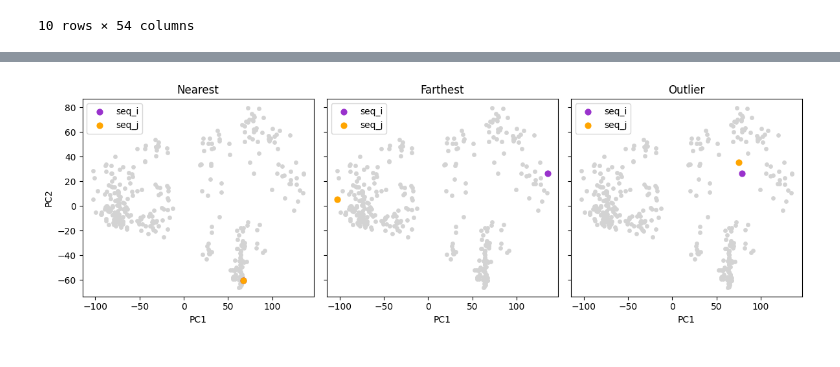
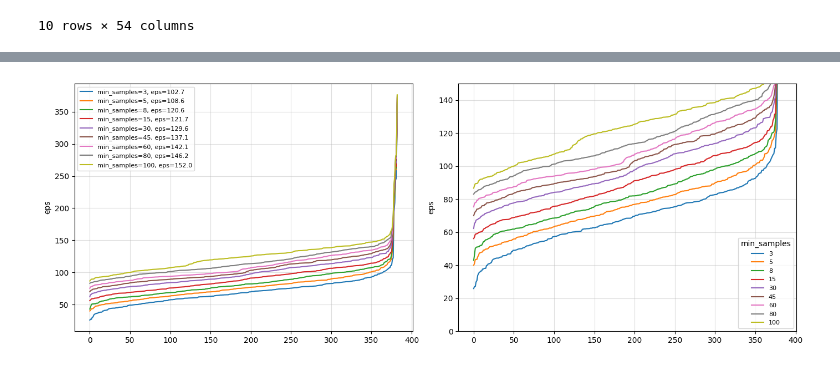
Before and after one commit to thien1ao/WeldingSequenceAnalysis, a Jupyter notebook: main.ipynb, the cells around one changed output, grey strips where cells are left out. Cells and saved outputs as stored; diff of their text form; code cells hidden in the pictures.

```diff
--- a/main.ipynb
+++ b/main.ipynb
@@ -412,24 +274,0 @@ def find_outlier(df, k=5):
-# %%
-pairs = {
-    "Nearest": find_nearest_points(df_pca),
-    "Farthest": find_farthest_points(df_pca),
-    "Outlier": find_outlier(df_pca),
-}
-
-fig, axes = plt.subplots(1, 3, figsize=(12, 4), sharex=True, sharey=True)
-
-for ax, (name, (i, j)) in zip(axes, pairs.items()):
-    ax.scatter(df_pca["PC1"], df_pca["PC2"],color="lightgray", s=15)
-    ax.scatter(df_pca.loc[i, "PC1"], df_pca.loc[i, "PC2"], color="darkorchid", s=40, label="seq_i",)
-    ax.scatter(df_pca.loc[j, "PC1"], df_pca.loc[j, "PC2"], color="orange", s=40, label="seq_j",)
-
-    ax.set_title(name)
-    ax.set_xlabel("PC1")
-    ax.legend()
-
-axes[0].set_ylabel("PC2")
-
-plt.tight_layout()
-plt.show()
-# %% [output]
-[figure, removed]
@@ -474,0 +275,29 @@ def plot_orig_and_interp_seq(seq_i, seq_j, interp_i, interp_j, i, j, feature):
+# %%
+min_samples = [3, 5, 8, 15, 30, 45, 60, 80, 100]
+
+fig, (ax1, ax2) = plt.subplots(1, 2, figsize=(14, 5))
+eps_per_ms = {}
+
+for ms in min_samples:
+    d, _ = NearestNeighbors(n_neighbors=ms).fit(X_reduced).kneighbors(X_reduced)
+    kd = np.sort(d[:, -1]) # drop first zero columnn
+
+    knee = KneeLocator(range(len(kd)), kd, curve="convex", direction="increasing").knee
+    eps_per_ms[ms] = kd[knee]
+
+    line, = ax1.plot(kd, label=f"min_samples={ms}, eps={kd[knee]:.1f}")
+    ax2.plot(kd, color=line.get_color(), label=ms)
+
+ax2.set_ylim(0, 150)
+
+for ax in (ax1, ax2):
+    ax.set_ylabel("eps")
+    ax.grid(alpha=0.4)
+
+ax1.legend(fontsize=8)
+ax2.legend(title="min_samples", fontsize=8)
+
+plt.tight_layout()
+plt.show()
+# %% [output]
+[figure, added]
```
Also changed, not shown: parts of 24 cells of this notebook, 26 other files.
